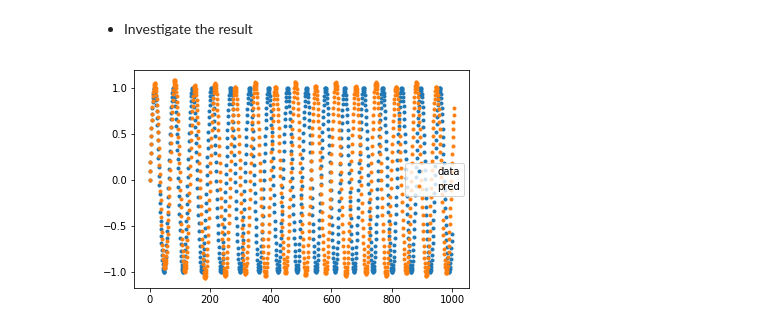
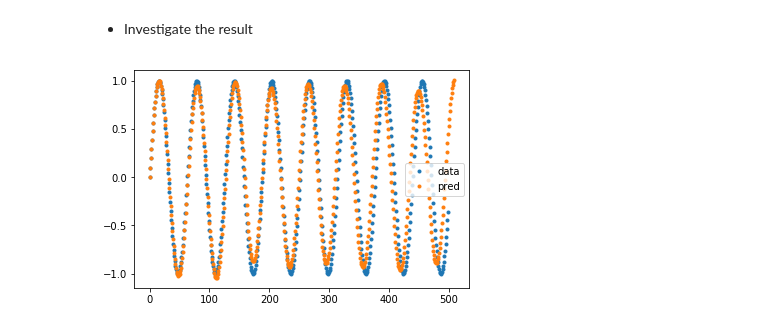
Before and after one commit to landajuela/PyTorch-examples, a Jupyter notebook: RNNSinCurve.ipynb, the cells around one changed output. Cells and saved outputs as stored; diff of their text form; code cells hidden in the pictures.

```diff
--- a/RNNSinCurve.ipynb
+++ b/RNNSinCurve.ipynb
@@ -115,8 +115,8 @@ Setup the training process: Model + Loss + Optimizer
 # %%
 # Data parameters
 h_size = 0.1
-memory = 7
-future = 7
+memory = 10
+future = 10
 offset = 1
 
 # Global parameters
@@ -221,36 +221,36 @@ with torch.no_grad():
 
     # Starting sequence
     h = 0.1;
-    dataSin = torch.sin(torch.arange(0.0, 100.0, h))
+    dataSin = torch.sin(torch.arange(0.0, 50.0, h))
 
     # Initial sequence
     seq = dataSin[0:memory]
 
     # Predicted list of values
     dataSin_pred = seq[:].numpy().tolist()
 
 
     # Model in evaluation state
     model.eval()
 
-    for i in range(1000):
+    for i in range(500):
 
         seq = seq.view(-1, memory, input_dim)
 
         # Evalaute the model
         y_ = model(seq)
 
         # Create the next sequence of seq_dim lenght to be avaluated by the model
         seq = torch.cat((seq[:,offset:,:], y_[:,-offset:,:].view(-1, offset, 1)), 1)
 
 
         # Append to the predicted list
         dataSin_pred = dataSin_pred + y_[0,-offset:,0].numpy().tolist()
 
 
     fig, ax = plt.subplots()
     ax.plot(dataSin.numpy(),".", label="data")
     ax.plot(dataSin_pred, ".", label="pred")
     ax.legend();
 # %% [output]
-[figure, old version]
+[figure, new version]
```
Also changed, not shown: parts of 8 cells of this notebook, 1 other file.
